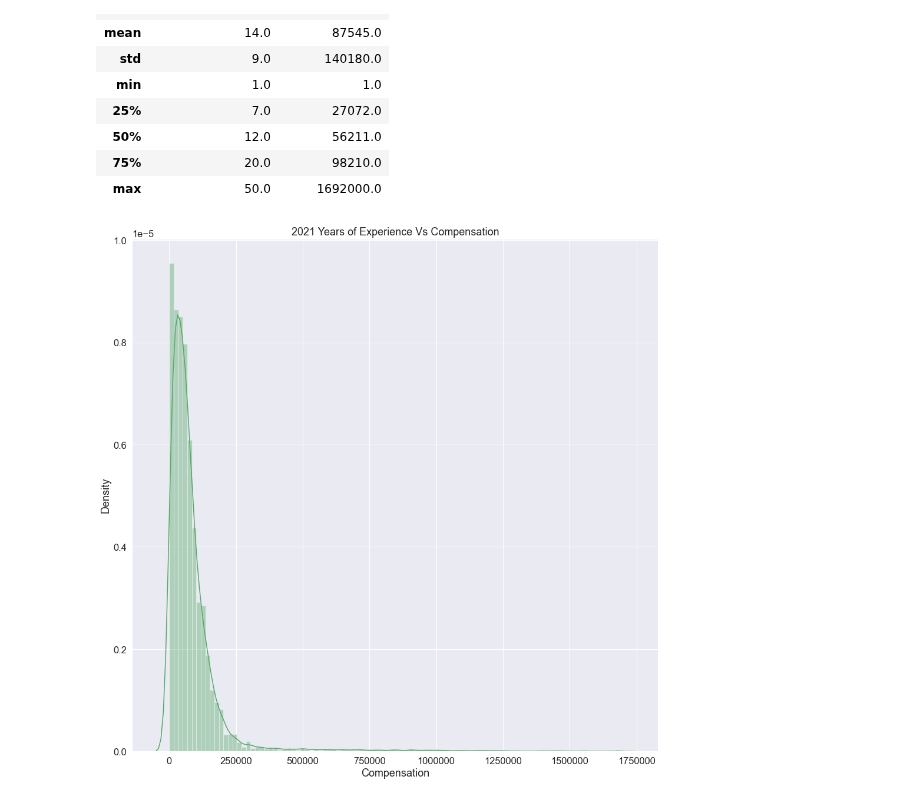
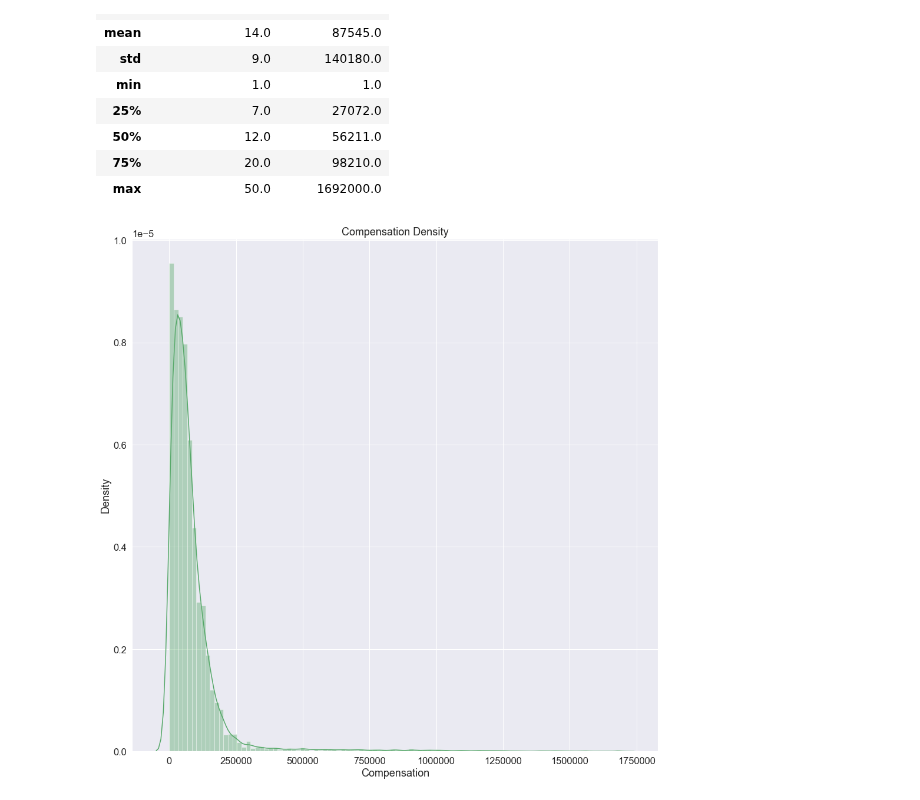
Before and after one commit to data301-2021-winter1/project-group13-project, a Jupyter notebook: notebooks/analysis1.ipynb, the cells around one changed output. Drawn from its saved outputs; the diff is of its cells as text; code cells hidden in the pictures.

```diff
--- a/notebooks/analysis1.ipynb
+++ b/notebooks/analysis1.ipynb
@@ -232,0 +245,8 @@ lowTwentyLangCount2021df = langCount2021df.nsmallest(20,'User Count')
+# %%
+#plt.rcParams['figure.figsize']=16,16
+#plt.title("2017-2021 Survey Language Vs User Count")
+sns.set(font_scale = 2)
+#plt.xticks(rotation=90)
+#plt.ylim(top = 1000000)
+#plt.ticklabel_format(style = 'plain',axis='y')
+sns.catplot( x="User Count", y='Programming Language',orient='h',hue='User Count',data=topTwentyCountAll,height =16,s=50)
@@ -292,12 +315,12 @@ dfCompFinal.describe().round()
 # %%
 #ignore the future deprecation for now
 import warnings
 warnings.simplefilter(action='ignore', category=FutureWarning)
-plt.title("2021 Years of Experience Vs Compensation")
+plt.title("Compensation Density")
 plt.ticklabel_format(style = 'plain',axis='x')
 sns.distplot(dfCompFinal['Compensation'], color='g', bins=100, hist_kws={'alpha': 0.4});
 #sns.displot(dfCompFinal['Compensation'],bins = 30); needs to be improved
 #plt.show()
 # %% [output]
-[figure, old version]
+[figure, new version]
 # %%
```
Also changed, not shown: parts of 9 cells of this notebook.
